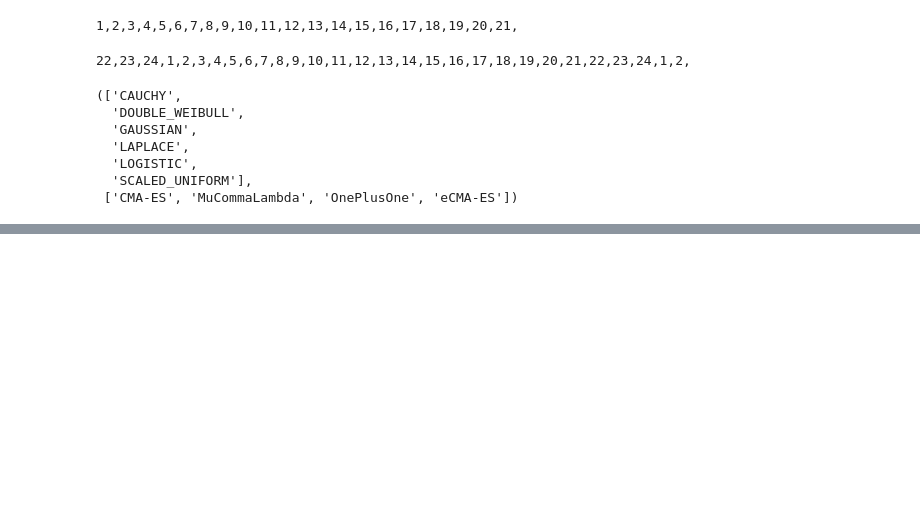
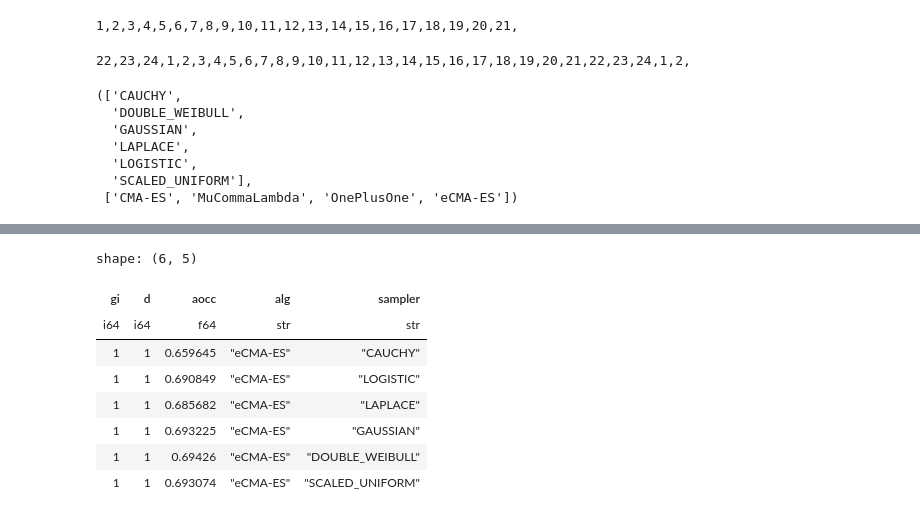
Before and after one commit to IOHprofiler/ModularCMAES, a Jupyter notebook: scripts/distributions/ecdf_plots.ipynb, the cells around one changed output, grey strips where cells are left out. Cells and saved outputs as stored; diff of their text form; code cells hidden in the pictures; blank space fills up the shorter version.

```diff
--- a/scripts/distributions/ecdf_plots.ipynb
+++ b/scripts/distributions/ecdf_plots.ipynb
@@ -282,0 +300,12 @@ aoccs = pl.concat(aoccs)
+# %%
+aocc.filter(alg='eCMA-ES')
+# %% [output]
+shape: (6, 5)
+| gi | d | aocc | alg | sampler |
+| i64 | i64 | f64 | str | str |
+| 1 | 1 | 0.659645 | "eCMA-ES" | "CAUCHY" |
+| 1 | 1 | 0.690849 | "eCMA-ES" | "LOGISTIC" |
+| 1 | 1 | 0.685682 | "eCMA-ES" | "LAPLACE" |
+| 1 | 1 | 0.693225 | "eCMA-ES" | "GAUSSIAN" |
+| 1 | 1 | 0.69426 | "eCMA-ES" | "DOUBLE_WEIBULL" |
+| 1 | 1 | 0.693074 | "eCMA-ES" | "SCALED_UNIFORM" |
```
Also changed, not shown: parts of 7 cells of this notebook, 10 other files.
